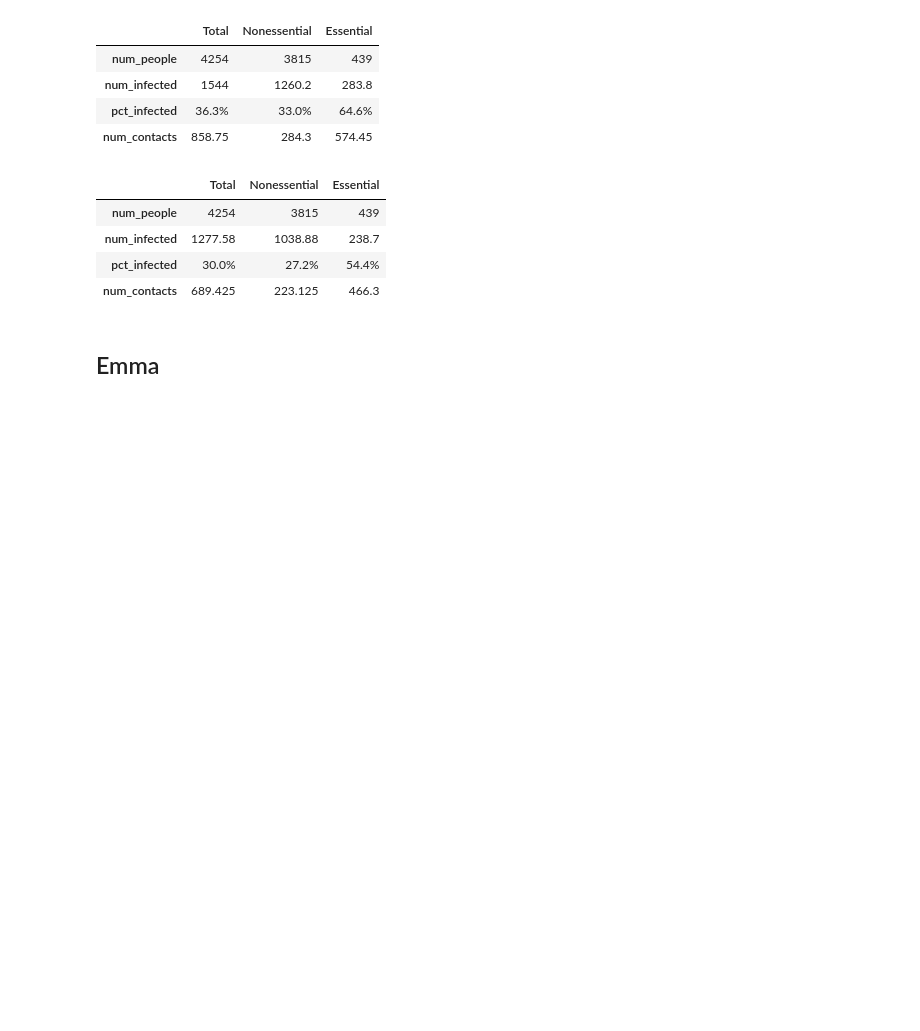
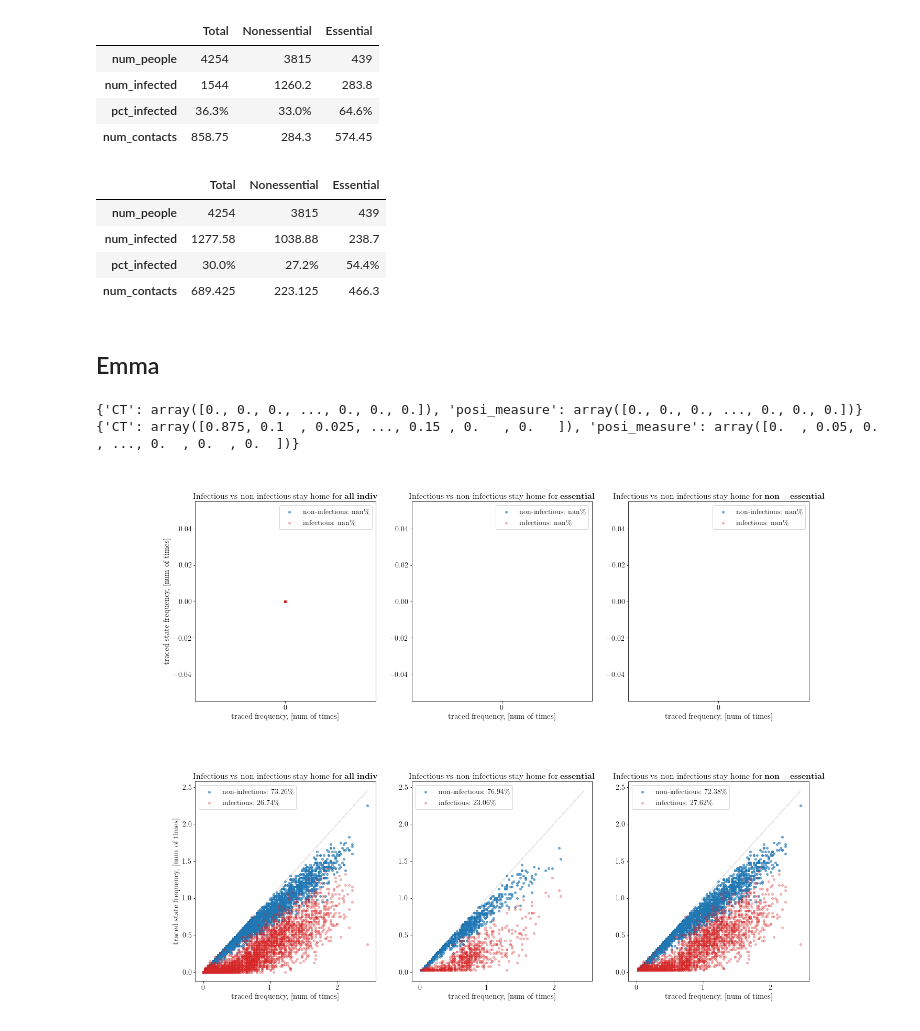
Before and after one commit to stanfordfuturebay/simulator, a Jupyter notebook: sim/Plot.ipynb, the cells around one changed output. Saved outputs shown, nothing was run; the diff lists cells and outputs as text; code cells hidden in the pictures; blank space fills up the shorter version.

```diff
--- a/sim/Plot.ipynb
+++ b/sim/Plot.ipynb
@@ -486,7 +490,7 @@ plt.show()
 # %%
 c=0
 runstr = f'run{c}_'
-summaries_SD_6 = load_summary('summaries_r66.pk')
+summaries_SD_6 = load_summary('tracing_isolate_sftest_5trace_stochastic_20pctall_isohouse_40rpts_005betas_trace_friends_only_colleagues_tracehouse.pk')
 # titles_SD_6_ = list(['Tracking compliance '+ str(int(p*100.0)) + ' \%' for p in p_compliance])
 
 p_compliance = [0.0, 1.0]
@@ -660,34 +664,39 @@ for j, policy in enumerate(['advanced']):
                                alpha=alphas[i], edgecolors=None, label=cur_state+': '
                              +str(round(traced_plot_states_ratio_normal[cur_state]*100,2))+'\%')
 
 
 
 #         axs1.set_title('Stay home by Posi measure vs by CT for ' + r"$\bf{" + 'all\ indiv' + "}$")
 #         axs2.set_title('Stay home by Posi measure vs by CT for ' + r"$\bf{" + 'essential' + "}$")
 #         axs3.set_title('Stay home by Posi measure vs by CT for ' + r"$\bf{" + 'non-essential' + "}$")
         axs1.set_title('Infectious vs non-infectious stay home for ' + r"$\bf{" + 'all\ indiv' + "}$")
         axs2.set_title('Infectious vs non-infectious stay home for ' + r"$\bf{" + 'essential' + "}$")
         axs3.set_title('Infectious vs non-infectious stay home for ' + r"$\bf{" + 'non-essential' + "}$")
         axs1.legend()
         axs2.legend()
         axs3.legend()
         axs1.set_xticks(range(0, int(max(traced_times['CT'])+1)))
         axs2.set_xticks(range(0, int(max(traced_times['CT'])+1)))
         axs3.set_xticks(range(0, int(max(traced_times['CT'])+1)))
         axs1.set_xlabel('traced frequency, [num of times]',fontsize = 15)
         axs2.set_xlabel('traced frequency, [num of times]',fontsize = 15)
         axs3.set_xlabel('traced frequency, [num of times]',fontsize = 15)
         axs1.set_ylabel('traced state frequency, [num of times]',fontsize = 15)
 #         axs2.set_ylabel('traced state frequency, [num of times]',fontsize = 15)
 #         axs3.set_ylabel('traced state frequency, [num of times]',fontsize = 15)
 
         print(traced_times)
 #         print(avg_traced_infectious_states)
 #         print(traced_all_states_ratio)
 
 
-
+plt.savefig('plots/scatter_tracing_isolate_sftest_5trace_stochastic_20pctall_isohouse_40rpts_005betas_trace_friends_only_colleagues_tracehouse.png',dpi=300)
 plt.show()
+# %% [output]
+{'CT': array([0., 0., 0., ..., 0., 0., 0.]), 'posi_measure': array([0., 0., 0., ..., 0., 0., 0.])}
+{'CT': array([0.875, 0.1  , 0.025, ..., 0.15 , 0.   , 0.   ]), 'posi_measure': array([0.  , 0.05, 0.  , ..., 0.  , 0.  , 0.  ])}
+[figure, added]
+[figure, added]
 # %%
 def computeAverageTraced(summary,cur_state,r,t):
     cur_num_of_traced_indiv = 0
```
Also changed, not shown: parts of 3 cells of this notebook, 7 other files.
